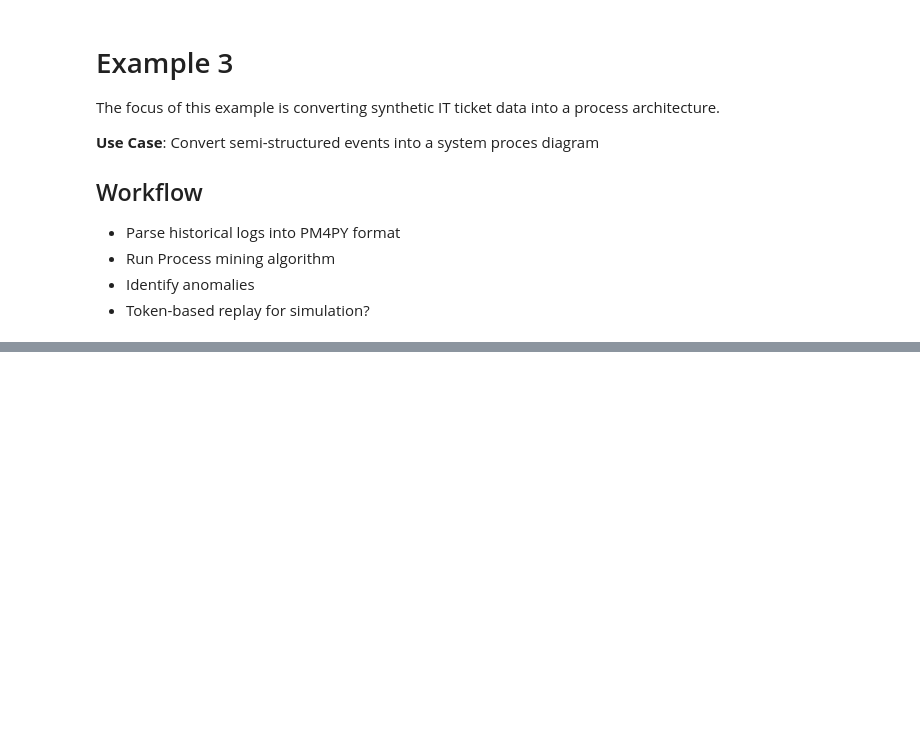
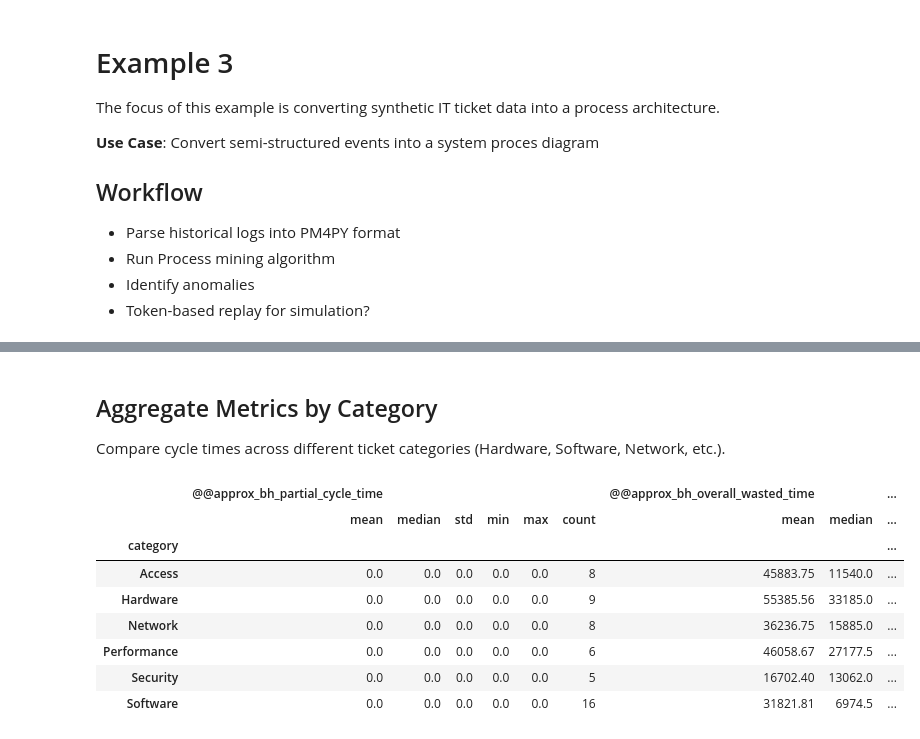
Before and after one commit to GarrettGruss/process-mining-demo, a Jupyter notebook: examples/example_3/example_3.ipynb, the cells around one changed output, grey strips where cells are left out. Cells and saved outputs as stored; diff of their text form; code cells hidden in the pictures; blank space fills up the shorter version.

Commit message:
adding metrics

```diff
--- a/examples/example_3/example_3.ipynb
+++ b/examples/example_3/example_3.ipynb
@@ -63,0 +74,11 @@ Performance DFG saved to: ./example_3_dfg_performance.svg
+# %%
+from pm4py.objects.log.util import interval_lifecycle
+
+# Enrich the event log with cycle time and lead time metrics
+enriched_log = interval_lifecycle.assign_lead_cycle_time(event_log)
+
+# Extract the last event (closure)
+enriched_log_df = pd.DataFrame([item[-1] for item in enriched_log])
+
+# Display sample of enriched data
+enriched_log_df.head()
@@ -63,0 +126,35 @@ Performance DFG saved to: ./example_3_dfg_performance.svg
+# %% [markdown]
+## Aggregate Metrics by Category
+
+Compare cycle times across different ticket categories (Hardware, Software, Network, etc.).
+# %%
+category_metrics = (
+    enriched_log_df.groupby("category")
+    .agg(
+        {
+            "@@approx_bh_partial_cycle_time": [
+                "mean",
+                "median",
+                "std",
+                "min",
+                "max",
+                "count",
+            ],
+            "@@approx_bh_overall_wasted_time": ["mean", "median", "std"],
+            "@approx_bh_ratio_cycle_lead_time": ["mean", "median"],
+        }
+    )
+    .round(2)
+)
+
+category_metrics
+# %% [output]
+|  | @@approx_bh_partial_cycle_time |  |  |  |  |  | @@approx_bh_overall_wasted_time |  | ... |
+|  | mean | median | std | min | max | count | mean | median | ... |
+| category |  |  |  |  |  |  |  |  | ... |
+| Access | 0.0 | 0.0 | 0.0 | 0.0 | 0.0 | 8 | 45883.75 | 11540.0 | ... |
+| Hardware | 0.0 | 0.0 | 0.0 | 0.0 | 0.0 | 9 | 55385.56 | 33185.0 | ... |
+| Network | 0.0 | 0.0 | 0.0 | 0.0 | 0.0 | 8 | 36236.75 | 15885.0 | ... |
+| Performance | 0.0 | 0.0 | 0.0 | 0.0 | 0.0 | 6 | 46058.67 | 27177.5 | ... |
+| Security | 0.0 | 0.0 | 0.0 | 0.0 | 0.0 | 5 | 16702.40 | 13062.0 | ... |
+| Software | 0.0 | 0.0 | 0.0 | 0.0 | 0.0 | 16 | 31821.81 | 6974.5 | ... |
```
Also changed, not shown: parts of 8 cells of this notebook, 2 other files.
